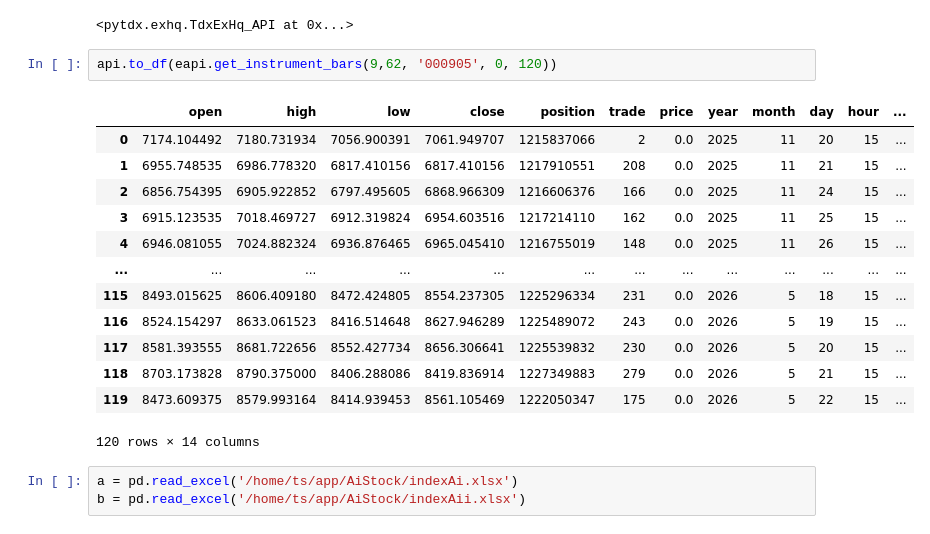
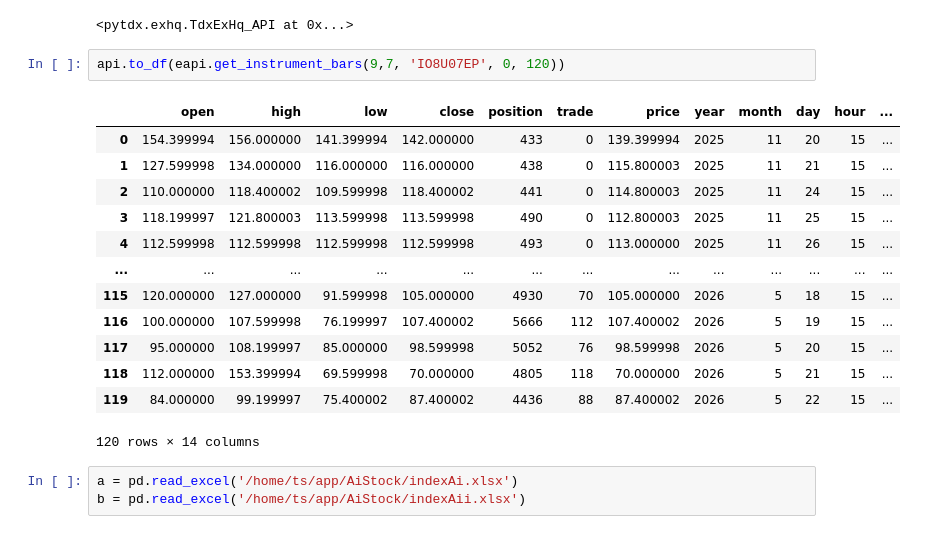
Before and after one commit to u588/app, a Jupyter notebook: AiStock/TDX数据接口.ipynb, the cells around one changed output. Cells and saved outputs as stored; diff of their text form.

```diff
--- a/AiStock/TDX数据接口.ipynb
+++ b/AiStock/TDX数据接口.ipynb
@@ -212,20 +232,20 @@ eapi.connect('47.112.95.207', 7720)
 # %% [output]
 <pytdx.exhq.TdxExHq_API at 0x...>
 # %%
-api.to_df(eapi.get_instrument_bars(9,62, '000905', 0, 120))
+api.to_df(eapi.get_instrument_bars(9,7, 'IO8U07EP', 0, 120))
 # %% [output]
 |  | open | high | low | close | position | trade | price | year | month | day | hour | ... |
-| 0 | 7174.104492 | 7180.731934 | 7056.900391 | 7061.949707 | 1215837066 | 2 | 0.0 | 2025 | 11 | 20 | 15 | ... |
-| 1 | 6955.748535 | 6986.778320 | 6817.410156 | 6817.410156 | 1217910551 | 208 | 0.0 | 2025 | 11 | 21 | 15 | ... |
-| 2 | 6856.754395 | 6905.922852 | 6797.495605 | 6868.966309 | 1216606376 | 166 | 0.0 | 2025 | 11 | 24 | 15 | ... |
-| 3 | 6915.123535 | 7018.469727 | 6912.319824 | 6954.603516 | 1217214110 | 162 | 0.0 | 2025 | 11 | 25 | 15 | ... |
-| 4 | 6946.081055 | 7024.882324 | 6936.876465 | 6965.045410 | 1216755019 | 148 | 0.0 | 2025 | 11 | 26 | 15 | ... |
+| 0 | 154.399994 | 156.000000 | 141.399994 | 142.000000 | 433 | 0 | 139.399994 | 2025 | 11 | 20 | 15 | ... |
+| 1 | 127.599998 | 134.000000 | 116.000000 | 116.000000 | 438 | 0 | 115.800003 | 2025 | 11 | 21 | 15 | ... |
+| 2 | 110.000000 | 118.400002 | 109.599998 | 118.400002 | 441 | 0 | 114.800003 | 2025 | 11 | 24 | 15 | ... |
+| 3 | 118.199997 | 121.800003 | 113.599998 | 113.599998 | 490 | 0 | 112.800003 | 2025 | 11 | 25 | 15 | ... |
+| 4 | 112.599998 | 112.599998 | 112.599998 | 112.599998 | 493 | 0 | 113.000000 | 2025 | 11 | 26 | 15 | ... |
 | ... | ... | ... | ... | ... | ... | ... | ... | ... | ... | ... | ... | ... |
-| 115 | 8493.015625 | 8606.409180 | 8472.424805 | 8554.237305 | 1225296334 | 231 | 0.0 | 2026 | 5 | 18 | 15 | ... |
-| 116 | 8524.154297 | 8633.061523 | 8416.514648 | 8627.946289 | 1225489072 | 243 | 0.0 | 2026 | 5 | 19 | 15 | ... |
-| 117 | 8581.393555 | 8681.722656 | 8552.427734 | 8656.306641 | 1225539832 | 230 | 0.0 | 2026 | 5 | 20 | 15 | ... |
-| 118 | 8703.173828 | 8790.375000 | 8406.288086 | 8419.836914 | 1227349883 | 279 | 0.0 | 2026 | 5 | 21 | 15 | ... |
-| 119 | 8473.609375 | 8579.993164 | 8414.939453 | 8561.105469 | 1222050347 | 175 | 0.0 | 2026 | 5 | 22 | 15 | ... |
+| 115 | 120.000000 | 127.000000 | 91.599998 | 105.000000 | 4930 | 70 | 105.000000 | 2026 | 5 | 18 | 15 | ... |
+| 116 | 100.000000 | 107.599998 | 76.199997 | 107.400002 | 5666 | 112 | 107.400002 | 2026 | 5 | 19 | 15 | ... |
+| 117 | 95.000000 | 108.199997 | 85.000000 | 98.599998 | 5052 | 76 | 98.599998 | 2026 | 5 | 20 | 15 | ... |
+| 118 | 112.000000 | 153.399994 | 69.599998 | 70.000000 | 4805 | 118 | 70.000000 | 2026 | 5 | 21 | 15 | ... |
+| 119 | 84.000000 | 99.199997 | 75.400002 | 87.400002 | 4436 | 88 | 87.400002 | 2026 | 5 | 22 | 15 | ... |
 120 rows × 14 columns
 # %%
 a = pd.read_excel('/home/ts/app/AiStock/indexAi.xlsx')
```
Also changed, not shown: parts of 7 cells of this notebook, 3 other files.
